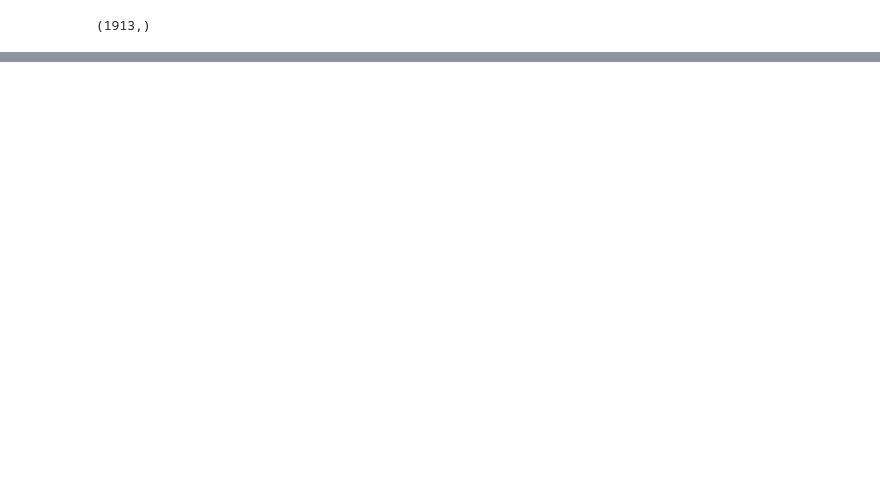
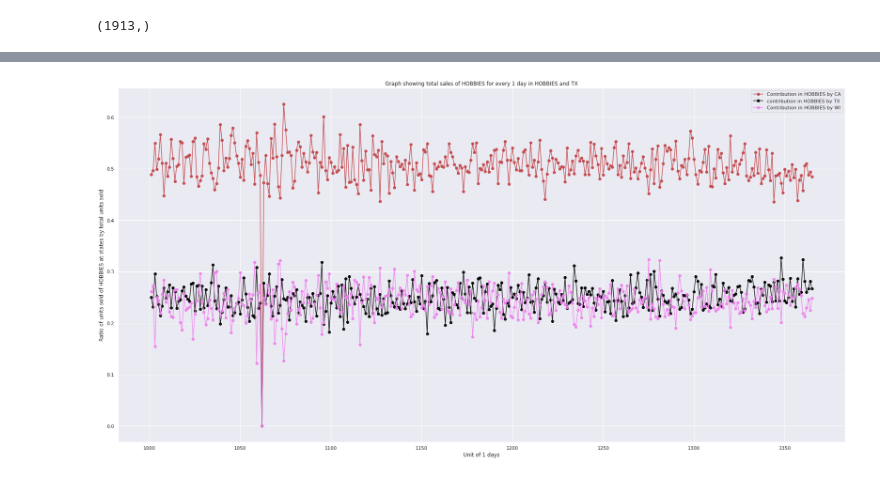
Before and after one commit to Rohan-Agarwal-Developer/walmart-sales-predictions, a Jupyter notebook: trends/Trends.ipynb, the cells around one changed output, grey strips where cells are left out. Drawn from its saved outputs; the diff is of its cells as text; code cells hidden in the pictures; blank space fills up the shorter version.

```diff
--- a/trends/Trends.ipynb
+++ b/trends/Trends.ipynb
@@ -146,0 +189,23 @@ plt.show()
+# %%
+def divide(a, b):
+    return np.divide(a, b, out=np.zeros_like(a), where=b!=0)
+# %%
+start = 1000
+end = start+365
+_max = 1913
+
+x = range(1, _max + 1)
+
+plt.figure(figsize=(30, 15))
+
+plt.plot(x[start:end], divide(y3[start:end], y3[start:end] + y4[start:end] + y5[start:end]),label=f'Contribution in {cat_id} by {state_id_1}',marker='o', c="r", alpha=1)
+plt.plot(x[start:end], divide(y4[start:end], y3[start:end] + y4[start:end] + y5[start:end]),label=f'contribution in {cat_id} by {state_id_2}',marker='o', c="black", alpha=0.9)
+plt.plot(x[start:end], divide(y5[start:end], y3[start:end] + y4[start:end] + y5[start:end]),label=f'Contribution in {cat_id} by {state_id_3}',marker='o', c="violet", alpha=0.9)
+
+plt.xlabel(f'Unit of 1 days')
+plt.ylabel(f'Ratio of units sold of {cat_id} at states by total units sold')
+plt.legend()
+plt.title(f'Graph showing total sales of {cat_id} for every 1 day in {cat_id} and {state_id}')
+plt.show()
+# %% [output]
+[figure, added]
```
Also changed, not shown: parts of 12 cells of this notebook.
